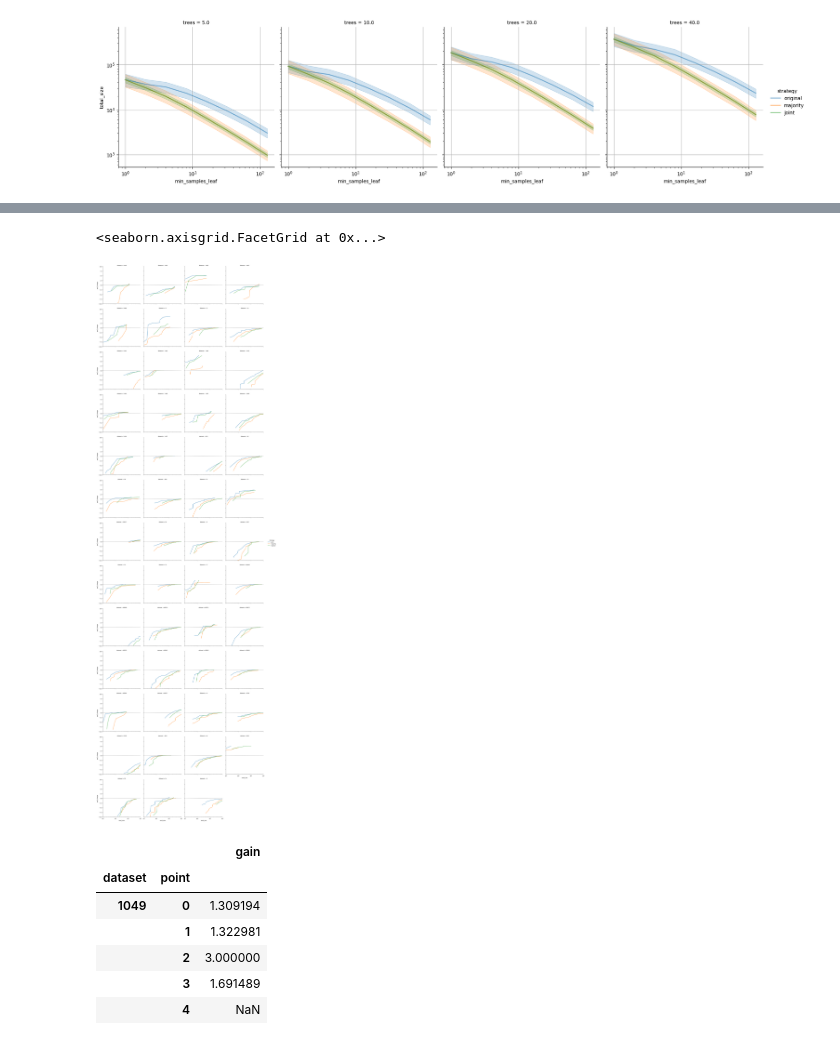
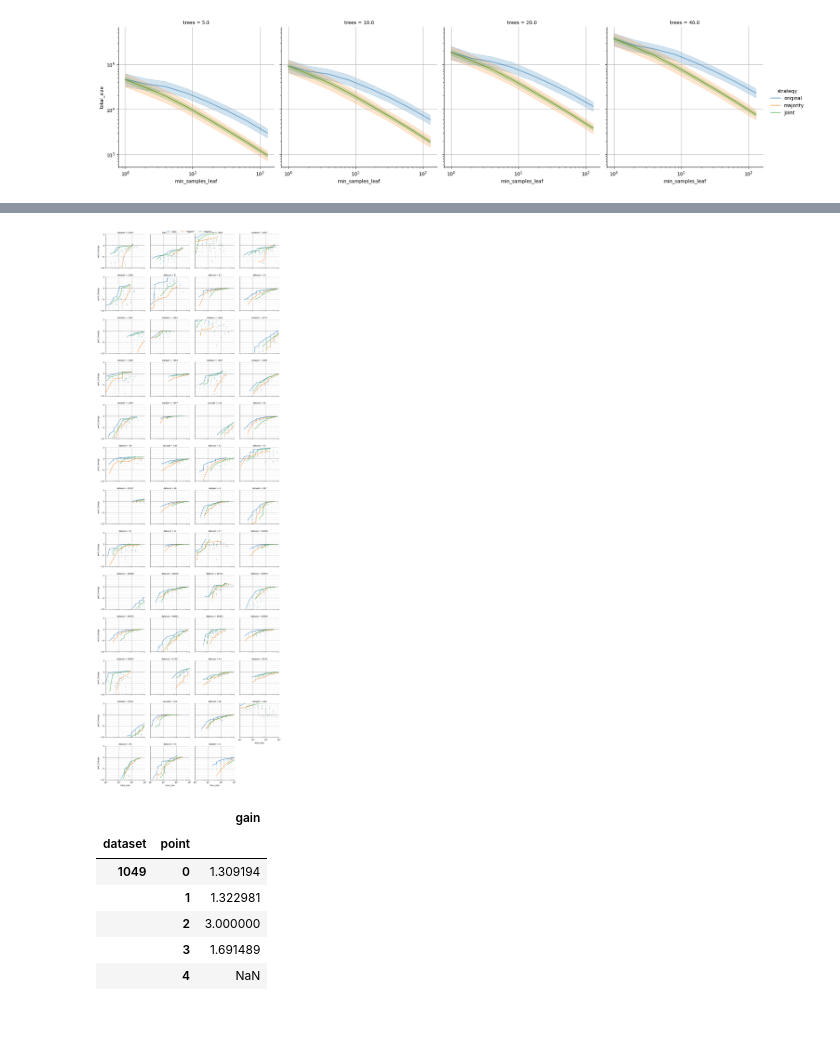
Before and after one commit to jonnor/leaf-clustering, a Jupyter notebook: notebooks/HyperParameters.ipynb, the cells around one changed output, grey strips where cells are left out. Saved outputs shown, nothing was run; the diff lists cells and outputs as text; code cells hidden in the pictures.

Commit message:
Update plotting of full results

```diff
--- a/notebooks/HyperParameters.ipynb
+++ b/notebooks/HyperParameters.ipynb
@@ -324,8 +323,8 @@ for idx, g_df in groups:
                          )
 
     #g.figure.tight_layout()
-    g.figure.legends = []
-    #g.figure.legend(loc="upper center", ncol=3)
+    #g.figure.legends = []
+    g.figure.legend(loc="upper center", ncol=3)
 
     g.set(xscale="log")
     #g.set(ylim=(-20, 10))
@@ -352,40 +368,85 @@ for idx, g_df in groups:
 # %%
 
 sel = reduced.reset_index()
 sel = aggregated_performance(sel)
 sel = sel.sort_values('dataset', ascending=False)
 #sel = sel.sort_values('dataset', ascending=False)
 
 def find_pareto(df, cost_metric='total_size', performance_metric='perf_change',  min_performance=-10.0):
 
     pareto_params = dict(
         cost_metric=cost_metric,
         performance_metric=performance_metric,
         min_performance=min_performance,
     )
 
     pf = find_pareto_front(df, **pareto_params)
     pf['point'] = numpy.arange(len(pf))
     pf = pf.set_index('point')
     #print(len(pf))
     return pf
 
+# ensure consistent order
+strategy_order = ['joint', 'majority', 'original']
+
+# Plot pareto front as lines
 pareto = sel.groupby(['dataset', 'strategy'], as_index=True).apply(find_pareto)
-
 g = seaborn.relplot(data=pareto.reset_index(),
                 kind='line',
-                col='dataset', col_wrap=4,
+                col='dataset',
+                col_wrap=4,
                 y='perf_change',
                 x='total_size',
-                hue='strategy'
+                hue='strategy',
+                hue_order=strategy_order,
+                height=3.0,
+                aspect=1.0,
+                legend=True,
                )
+
+# Add scatter plots of original data
+for ax, (_, facet_data) in zip(g.axes.flat, g.facet_data()):
+    facet_dataset = facet_data.dataset.unique()
+    #print(facet_dataset)
+    assert len(facet_dataset) == 1
+    facet_dataset = facet_dataset[0]
+    scatter_data = sel.loc[facet_dataset]
+    seaborn.scatterplot(ax=ax,
+        data=scatter_data.reset_index(),
+        y='perf_change',
+        x='total_size',
+        hue='strategy',
+        hue_order=strategy_order,
+        alpha=0.5,
+        legend=False,
+        s=5.0,
+        zorder=1,
+    )
+
+# Configure scale
 g.set(xscale="log")
-g.set(ylim=(-10, 10))
+g.set(ylim=(-10, 5))
 g.set(xlim=(100, 100e3))
-g.refline(y=0.0)
+g.refline(y=0.0, ls='-', color='black', alpha=0.5, lw=1.0)
+
+# Configure legend
+g.figure.legends = []
+g.figure.legend(loc="upper center", ncol=3)
+g.figure.tight_layout()
+
+# Configure grid
+from matplotlib.ticker import LinearLocator, FixedLocator, MultipleLocator
+for ax in g.axes.flat:
+    ax.grid(True, which='major', axis='x', linestyle='-', linewidth=1.0)
+    ax.grid(True, which='major', axis='y', linestyle='-', linewidth=1.0)
+    ax.grid(True, which='minor', axis='y', linestyle='-', linewidth=0.3)
+    ax.yaxis.set_major_locator(MultipleLocator(5.0))
+    ax.yaxis.set_minor_locator(MultipleLocator(1.0))
+
+fig = g.figure
+fig.savefig('perf-pareto-datasets.png')
 # %% [output]
-<seaborn.axisgrid.FacetGrid at 0x...>
-[figure, old version]
+[figure, new version]
 # %%
 
 def find_differences(pareto, groups='strategy', ref='joint'):
```
Also changed, not shown: parts of 6 cells of this notebook, 1 other file.
